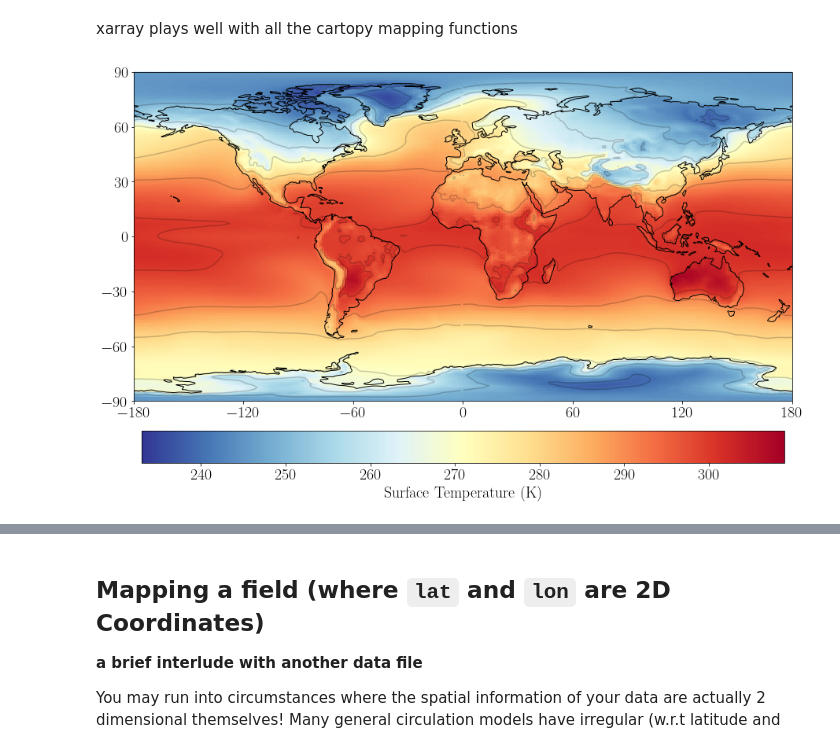
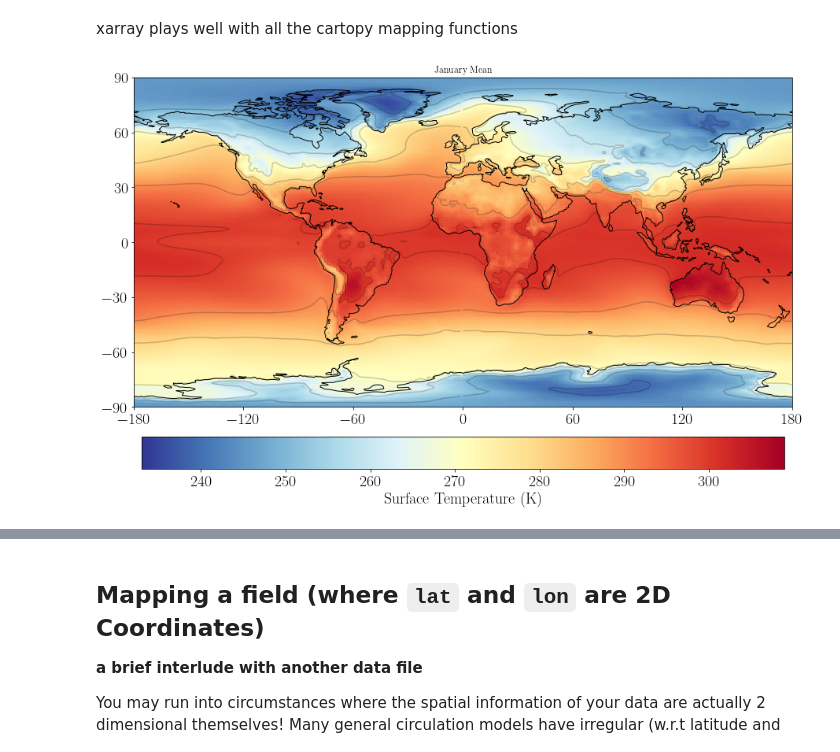
Before and after one commit to ruth-moorman/xarray-tutorial-surf23, a Jupyter notebook: introduction-to-xarray.ipynb, the cells around one changed output, grey strips where cells are left out. Saved outputs shown, nothing was run; the diff lists cells and outputs as text; code cells hidden in the pictures.

```diff
--- a/introduction-to-xarray.ipynb
+++ b/introduction-to-xarray.ipynb
@@ -243,15 +245,15 @@ xarray plays well with all the cartopy mapping functions
 # %%
 fig = plt.figure(figsize=(15,10))       # initialize a fairly large figure
 ax = plt.axes(projection=ccrs.PlateCarree())
 ax.set_global() # show the entire globe
 ax.coastlines() # plot coastlines
 c = ax.pcolormesh(jan_field.lon,jan_field.lat,jan_field, cmap='RdYlBu_r',transform=ccrs.PlateCarree())
 ax.contour(jan_field.lon,jan_field.lat,jan_field,levels=[240,250,260,270,280,290,300],colors=['k'],alpha=0.2,transform=ccrs.PlateCarree())
 ax.set_xticks([-180,-120,-60,0,60,120,180])
 ax.set_yticks([-90,-60,-30,0,30,60,90])
-
+ax.set_title('January Mean')
 cax,kw = mpl.colorbar.make_axes(ax,location='bottom',pad=0.07,shrink=0.975) # add colorbar axes at bottom
 cbar=plt.colorbar(c,cax = cax,orientation='horizontal')
 cbar.set_label('Surface Temperature (K)', fontsize = 20)
 # %% [output]
-[figure, old version]
+[figure, new version]
```
Also changed, not shown: parts of 6 cells of this notebook.
